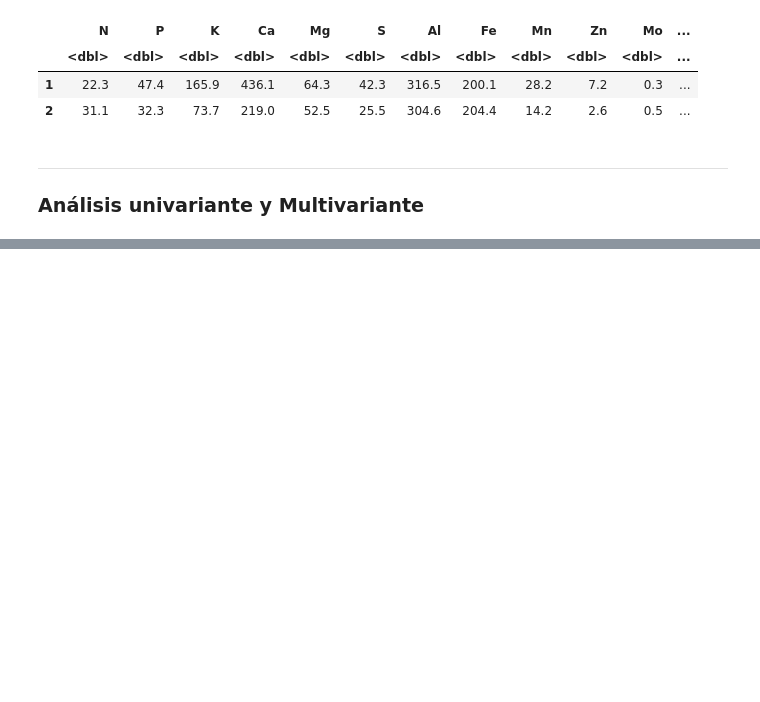
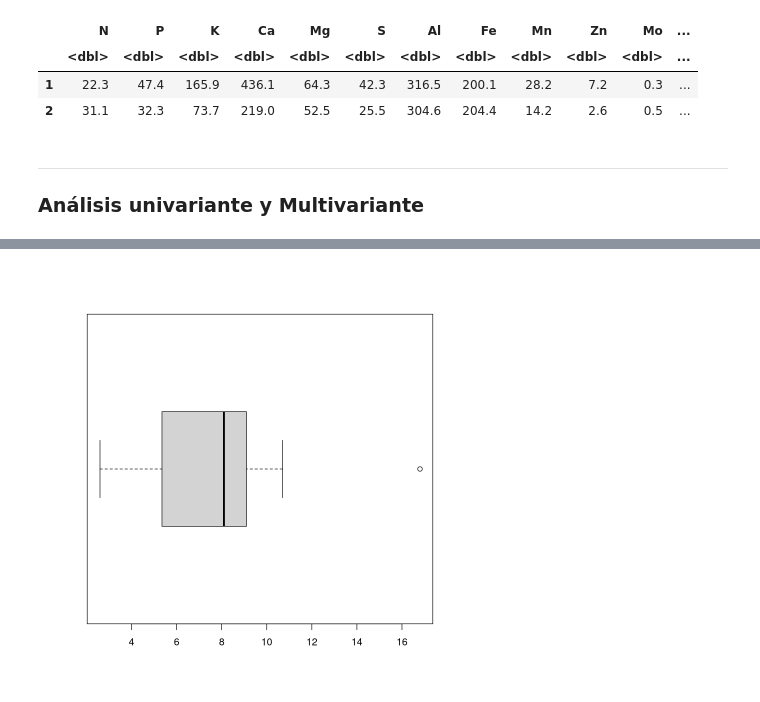
Before and after one commit to HugoVarelaSanchez/MEDAD_Vegetales, a Jupyter notebook: script.ipynb, the cells around one changed output, grey strips where cells are left out. Drawn from its saved outputs; the diff is of its cells as text; code cells hidden in the pictures; blank space fills up the shorter version.

```diff
--- a/script.ipynb
+++ b/script.ipynb
@@ -27,0 +53,4 @@ A data.frame: 2 × 14
+# %%
+boxplot(df_vegetal$Zn, horizontal = T)
+# %% [output]
+[figure, added]
```
Also changed, not shown: parts of 4 cells of this notebook.
